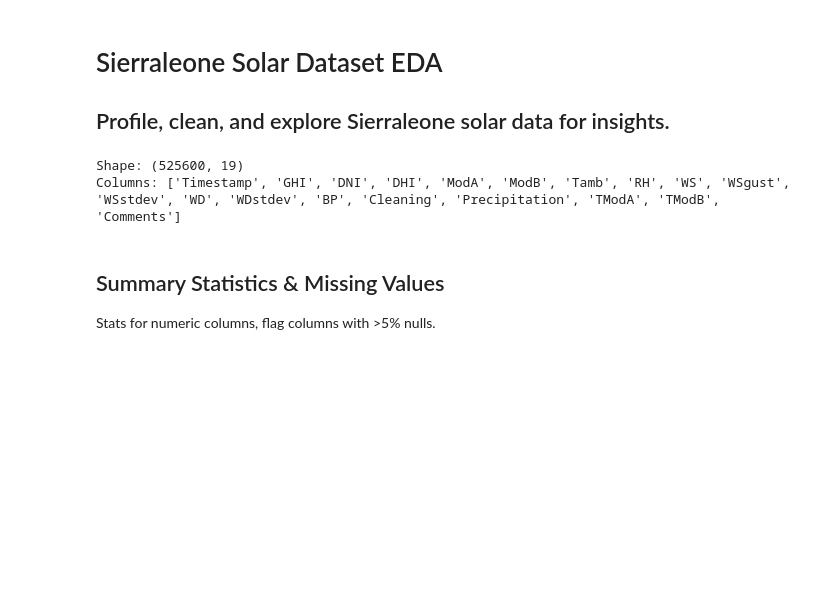
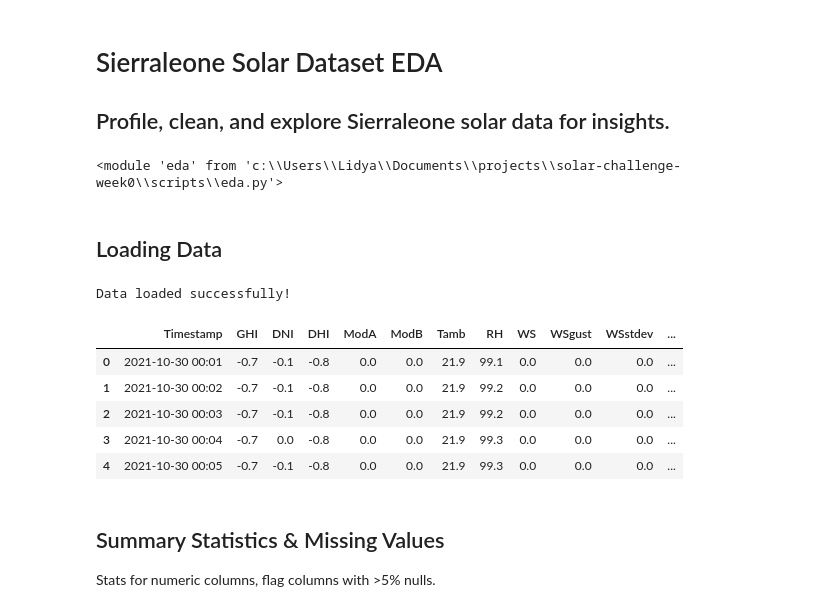
Before and after one commit to Hallelujah-kib/solar-challenge-week0, a Jupyter notebook: notebooks/sierraleone_eda.ipynb, the cells around one changed output. Saved outputs shown, nothing was run; the diff lists cells and outputs as text; code cells hidden in the pictures; blank space fills up the shorter version.

```diff
--- a/notebooks/sierraleone_eda.ipynb
+++ b/notebooks/sierraleone_eda.ipynb
@@ -2,23 +2,40 @@
 # Sierraleone Solar Dataset EDA
 ## Profile, clean, and explore Sierraleone solar data for insights.
 # %%
-# Importing important libraries
-import pandas as pd
-import numpy as np
-import matplotlib.pyplot as plt
-import seaborn as sns
-import plotly.express as px
-from scipy import stats
-import plotly.graph_objects as go
-%matplotlib inline
+import sys
+import os
+sys.path.append(os.path.abspath('../scripts'))
+import importlib
+import eda
+importlib.reload(eda)  # Reload to ensure latest module
+# %% [output]
+<module 'eda' from 'c:\\Users\\Lidya\\Documents\\projects\\solar-challenge-week0\\scripts\\eda.py'>
+# %% [markdown]
+## Loading Data
 # %%
-# Loading Data
-df = pd.read_csv('../data/sierraleone-bumbuna.csv')
-print("Shape:", df.shape)
-print("Columns:", df.columns.tolist())
+# Define key columns and country name
+key_columns = ['GHI', 'DNI', 'DHI', 'Tamb', 'TModA', 'TModB', 'WS', 'WSgust', 'WD', 'RH']
+country_name = 'Sierraleone'
-# %% [output]
-Shape: (525600, 19)
-Columns: ['Timestamp', 'GHI', 'DNI', 'DHI', 'ModA', 'ModB', 'Tamb', 'RH', 'WS', 'WSgust', 'WSstdev', 'WD', 'WDstdev', 'BP', 'Cleaning', 'Precipitation', 'TModA', 'TModB', 'Comments']
+# %%
+import pandas as pd
+# Load data
+file_path = f'../data/sierraleone-bumbuna.csv'
+df = eda.load_data(file_path)
+
+# Check if data loaded successfully
+if df is None or not isinstance(df, pd.DataFrame):
+    print("Failed to load data. Check file path.")
+else:
+    print("Data loaded successfully!")
+df.head()
+# %% [output]
+Data loaded successfully!
+|  | Timestamp | GHI | DNI | DHI | ModA | ModB | Tamb | RH | WS | WSgust | WSstdev | ... |
+| 0 | 2021-10-30 00:01 | -0.7 | -0.1 | -0.8 | 0.0 | 0.0 | 21.9 | 99.1 | 0.0 | 0.0 | 0.0 | ... |
+| 1 | 2021-10-30 00:02 | -0.7 | -0.1 | -0.8 | 0.0 | 0.0 | 21.9 | 99.2 | 0.0 | 0.0 | 0.0 | ... |
+| 2 | 2021-10-30 00:03 | -0.7 | -0.1 | -0.8 | 0.0 | 0.0 | 21.9 | 99.2 | 0.0 | 0.0 | 0.0 | ... |
+| 3 | 2021-10-30 00:04 | -0.7 | 0.0 | -0.8 | 0.0 | 0.0 | 21.9 | 99.3 | 0.0 | 0.0 | 0.0 | ... |
+| 4 | 2021-10-30 00:05 | -0.7 | -0.1 | -0.8 | 0.0 | 0.0 | 21.9 | 99.3 | 0.0 | 0.0 | 0.0 | ... |
 # %% [markdown]
 ## Summary Statistics & Missing Values
 Stats for numeric columns, flag columns with >5% nulls.
```
Also changed, not shown: parts of 8 cells of this notebook.
